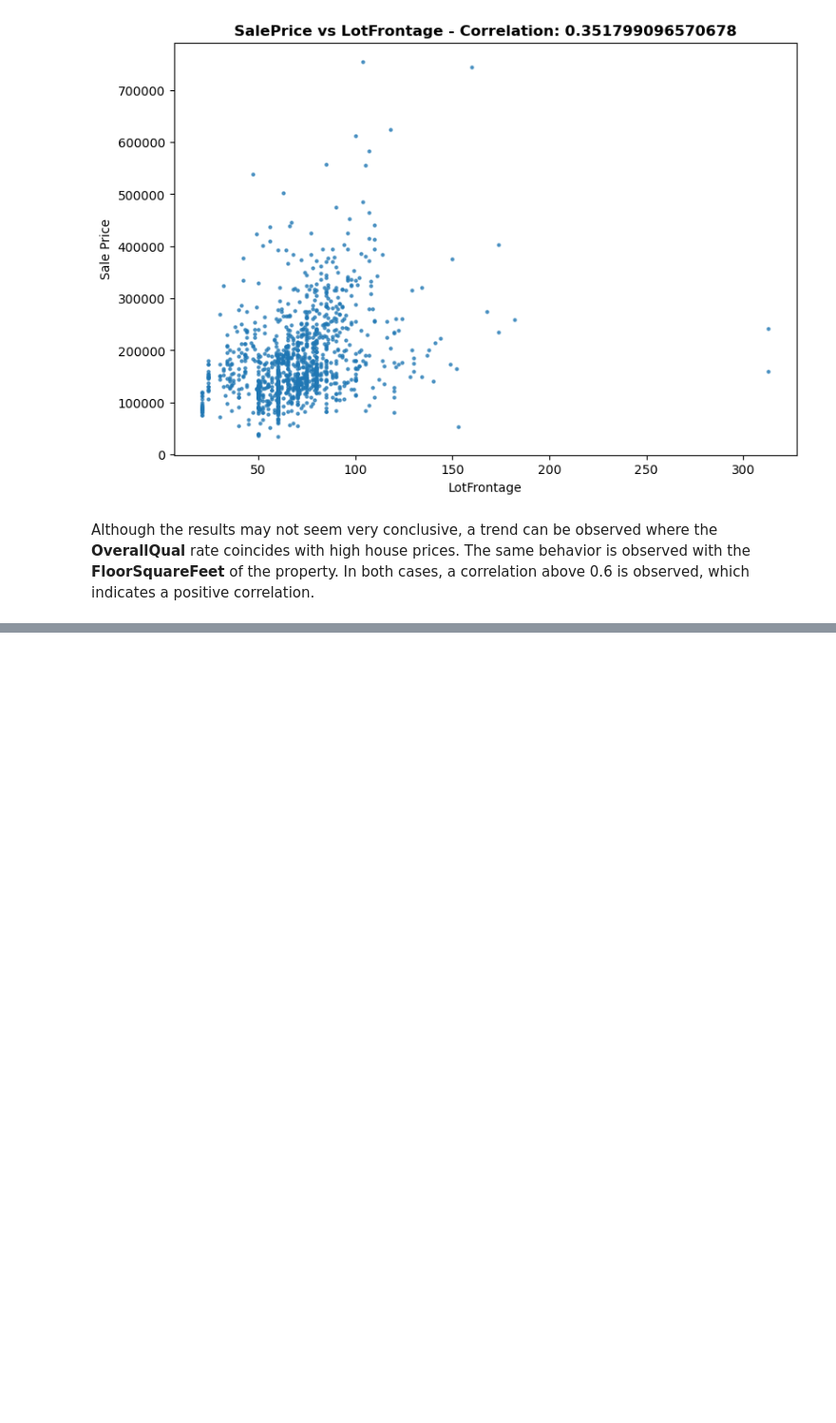
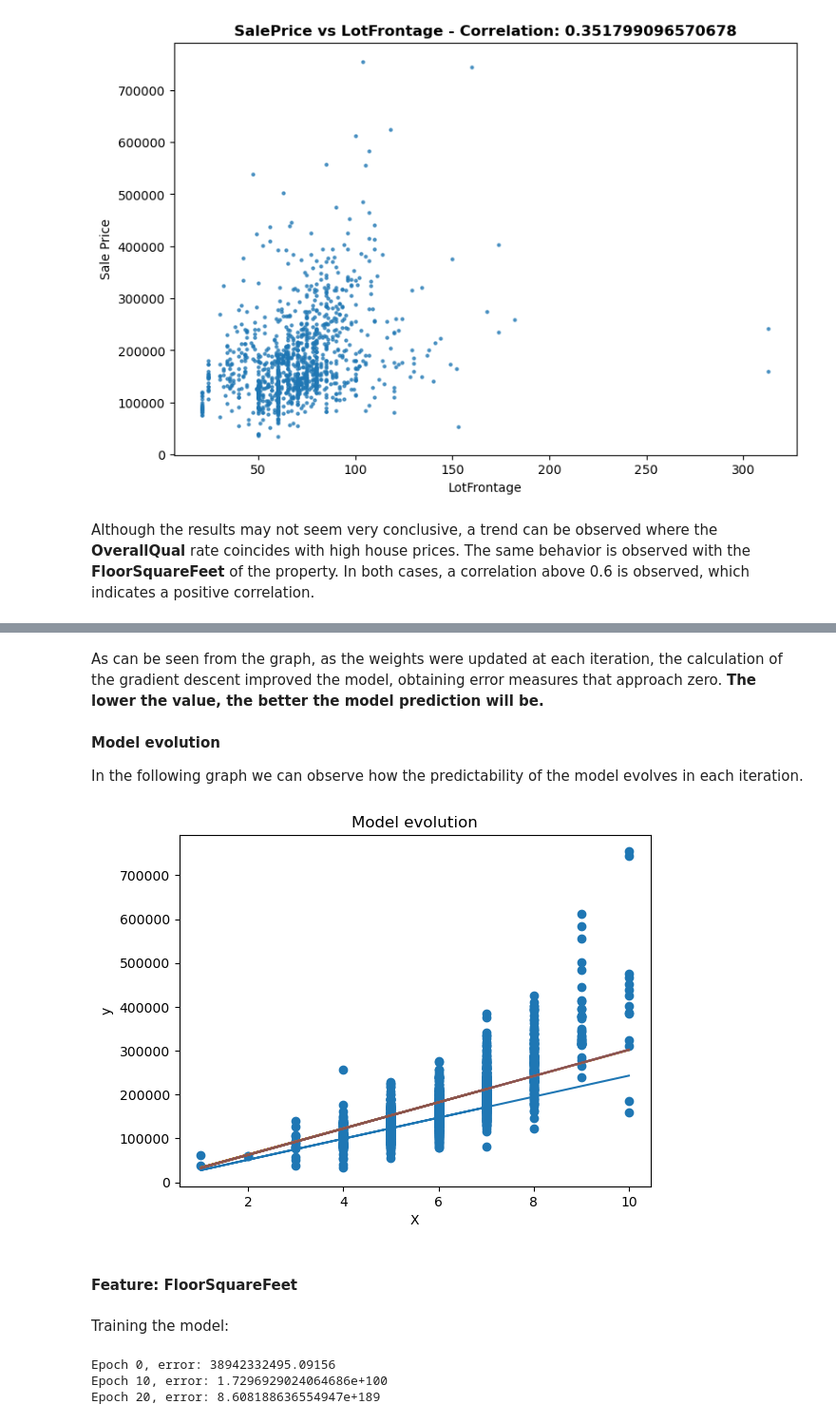
Before and after one commit to carlosopr/g-labs, a Jupyter notebook: project01/house_prices.ipynb, the cells around one changed output, grey strips where cells are left out. Shown: that part at 95% size. Drawn from its saved outputs; the diff is of its cells as text; code cells hidden in the pictures; blank space fills up the shorter version.

```diff
--- a/project01/house_prices.ipynb
+++ b/project01/house_prices.ipynb
@@ -164,0 +212,12 @@ Although the results may not seem very conclusive, a trend can be observed where
+# %% [markdown]
+As can be seen from the graph, as the weights were updated at each iteration, the calculation of the gradient descent improved the model, obtaining error measures that approach zero. **The lower the value, the better the model prediction will be.**
+# %% [markdown]
+**Model evolution**
+
+In the following graph we can observe how the predictability of the model evolves in each iteration.
+# %%
+DataPlotter.plot_evolution(model_dict_f1,n=5,X=X_train_f1,y=y_train)
+# %% [output]
+[figure, added]
+# %% [markdown]
+#### **Feature: FloorSquareFeet**
@@ -164,0 +234,9 @@ Although the results may not seem very conclusive, a trend can be observed where
+# %% [markdown]
+Training the model:
+# %%
+# Training the model with the data
+model_dict_f2, errors_f2 = model.train(X_train_f2, y_train, epochs=30, print_error_interval=10, alpha=0.01)
+# %% [output]
+Epoch 0, error: 38942332495.09156
+Epoch 10, error: 1.7296929024064686e+100
+Epoch 20, error: 8.608188636554947e+189
```
Also changed, not shown: parts of 13 cells of this notebook, 2 other files.
